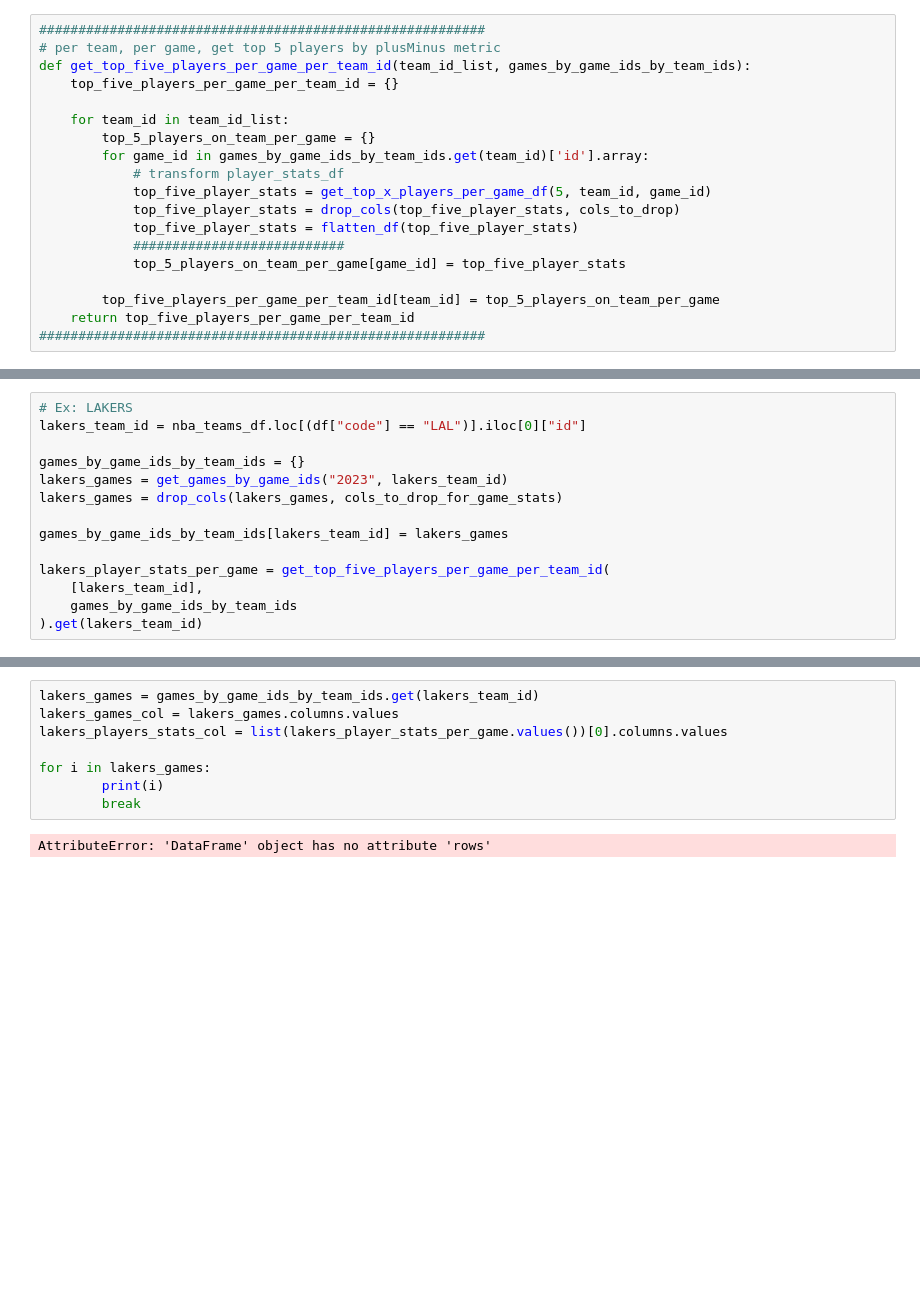
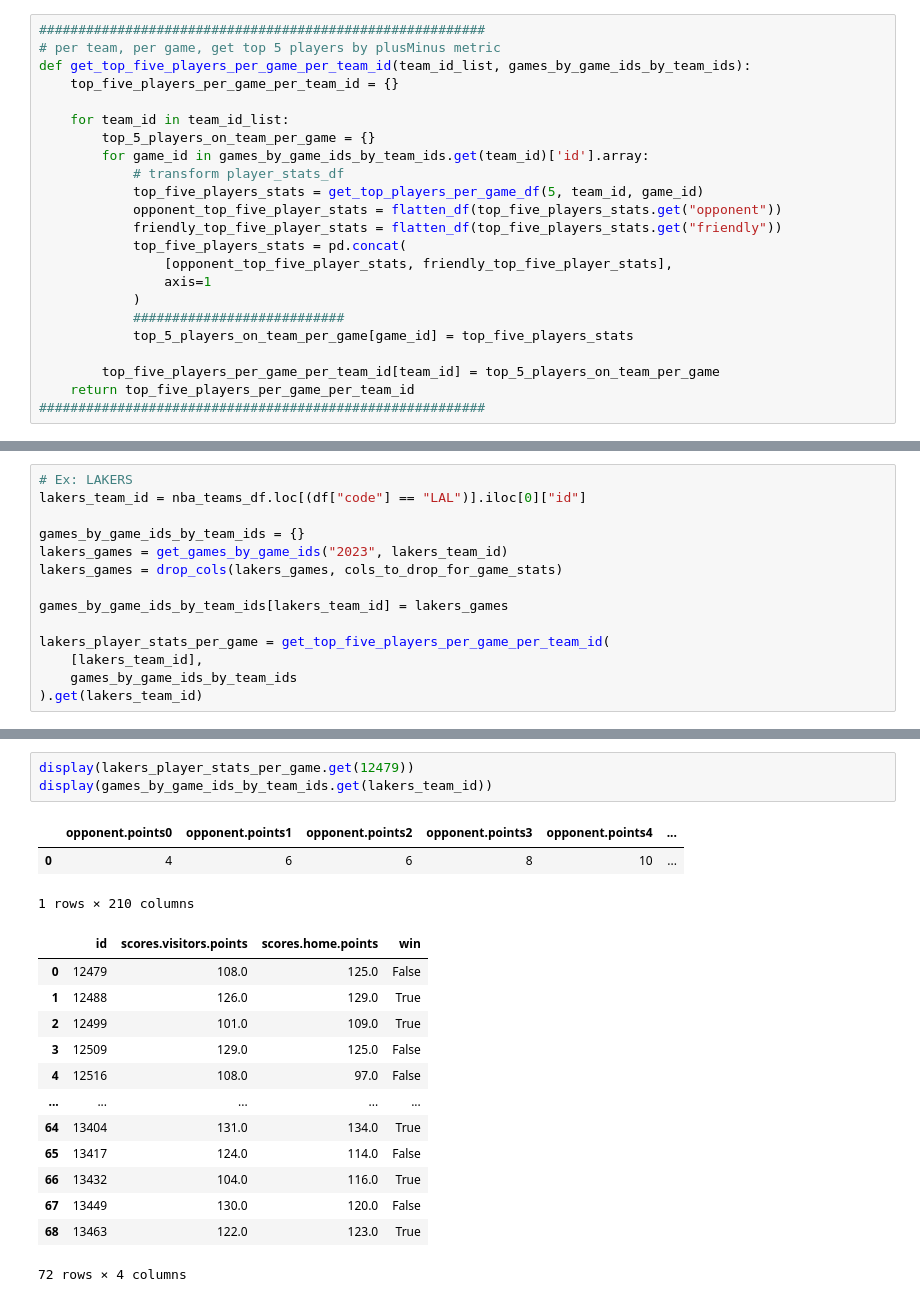
Before and after one commit to smatiz18/SBS_V1, a Jupyter notebook: src/nba/sbs_nba.ipynb, the cells around one changed output, grey strips where cells are left out. Saved outputs shown, nothing was run; the diff lists cells and outputs as text; blank space fills up the shorter version.

```diff
--- a/src/nba/sbs_nba.ipynb
+++ b/src/nba/sbs_nba.ipynb
@@ -248,11 +259,15 @@ def get_top_five_players_per_game_per_team_id(team_id_list, games_by_game_ids_by
         top_5_players_on_team_per_game = {}
         for game_id in games_by_game_ids_by_team_ids.get(team_id)['id'].array:
             # transform player_stats_df
-            top_five_player_stats = get_top_x_players_per_game_df(5, team_id, game_id)
-            top_five_player_stats = drop_cols(top_five_player_stats, cols_to_drop)
-            top_five_player_stats = flatten_df(top_five_player_stats)
+            top_five_players_stats = get_top_players_per_game_df(5, team_id, game_id)
+            opponent_top_five_player_stats = flatten_df(top_five_players_stats.get("opponent"))
+            friendly_top_five_player_stats = flatten_df(top_five_players_stats.get("friendly"))
+            top_five_players_stats = pd.concat(
+                [opponent_top_five_player_stats, friendly_top_five_player_stats],
+                axis=1
+            )
             ###########################
-            top_5_players_on_team_per_game[game_id] = top_five_player_stats
+            top_5_players_on_team_per_game[game_id] = top_five_players_stats
 
         top_five_players_per_game_per_team_id[team_id] = top_5_players_on_team_per_game
     return top_five_players_per_game_per_team_id
@@ -278,10 +318,20 @@ lakers_player_stats_per_game = get_top_five_players_per_game_per_team_id(
 # %%
-lakers_games = games_by_game_ids_by_team_ids.get(lakers_team_id)
-lakers_games_col = lakers_games.columns.values
-lakers_players_stats_col = list(lakers_player_stats_per_game.values())[0].columns.values
-
-for i in lakers_games:
-        print(i)
-        break
+display(lakers_player_stats_per_game.get(12479))
+display(games_by_game_ids_by_team_ids.get(lakers_team_id))
 # %% [output]
+|  | opponent.points0 | opponent.points1 | opponent.points2 | opponent.points3 | opponent.points4 | ... |
+| 0 | 4 | 6 | 6 | 8 | 10 | ... |
-AttributeError: 'DataFrame' object has no attribute 'rows'
+1 rows × 210 columns
+|  | id | scores.visitors.points | scores.home.points | win |
+| 0 | 12479 | 108.0 | 125.0 | False |
+| 1 | 12488 | 126.0 | 129.0 | True |
+| 2 | 12499 | 101.0 | 109.0 | True |
+| 3 | 12509 | 129.0 | 125.0 | False |
+| 4 | 12516 | 108.0 | 97.0 | False |
+| ... | ... | ... | ... | ... |
+| 64 | 13404 | 131.0 | 134.0 | True |
+| 65 | 13417 | 124.0 | 114.0 | False |
+| 66 | 13432 | 104.0 | 116.0 | True |
+| 67 | 13449 | 130.0 | 120.0 | False |
+| 68 | 13463 | 122.0 | 123.0 | True |
+72 rows × 4 columns
```
Also changed, not shown: parts of 6 cells of this notebook.
